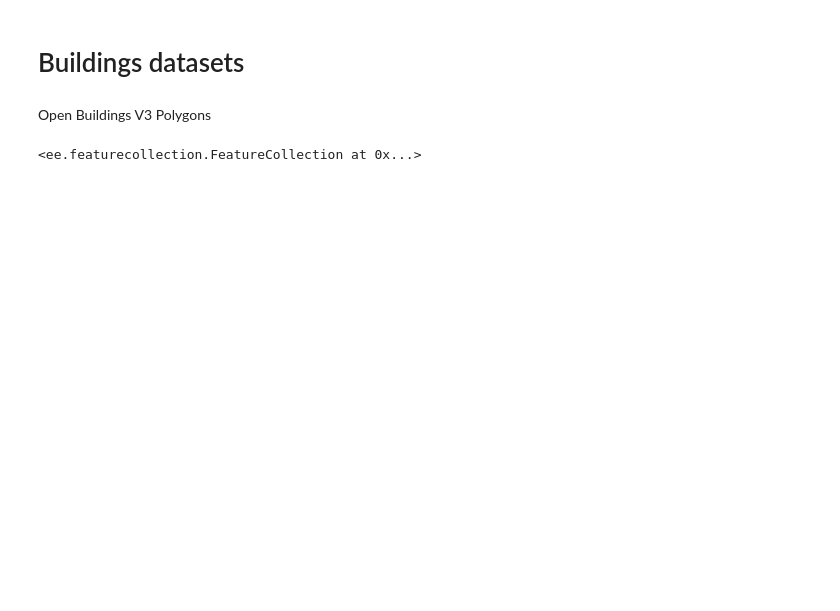
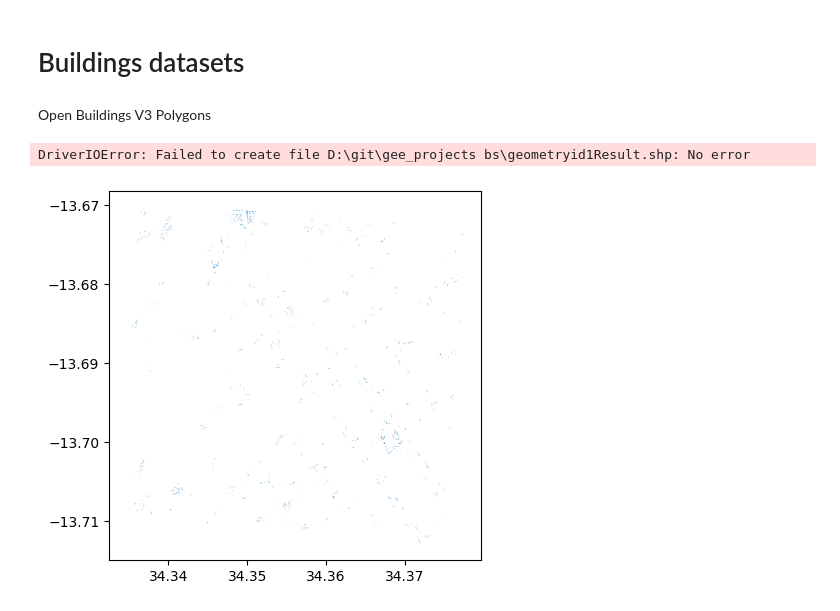
Before and after one commit to reutkeller/gee_projects, a Jupyter notebook: nbs/satellite_data/bldgs.ipynb, the cells around one changed output. Saved outputs shown, nothing was run; the diff lists cells and outputs as text; code cells hidden in the pictures; blank space fills up the shorter version.

```diff
--- a/nbs/satellite_data/bldgs.ipynb
+++ b/nbs/satellite_data/bldgs.ipynb
@@ -43,7 +43,11 @@ def access_v3_bldgs(
   gdf_results = geemap.ee_to_geopandas(clipped_buildings)
 
   return gdf_results
-# %%
-access_v3_bldgs(path_geometry= r"D:\projects\tembo\geometry\malawiTest.gpkg")
-# %% [output]
-<ee.featurecollection.FeatureCollection at 0x...>
+# %%
+gdf_results = access_v3_bldgs(path_geometry= r"D:\projects\tembo\geometry\geometry_per_bbox\fid_1.gpkg")
+gdf_results = gdf_results[["geometry" , "area_in_meters" , "confidence"]]
+gdf_results.plot()
+gdf_results.to_file("D:\projects\tembo\geometry\external\googleV3\fid1.shp")
+# %% [output]
+DriverIOError: Failed to create file D:\git\gee_projects bs\geometryid1Result.shp: No error
+[figure, added]
```
Also changed, not shown: parts of 1 cell of this notebook.
